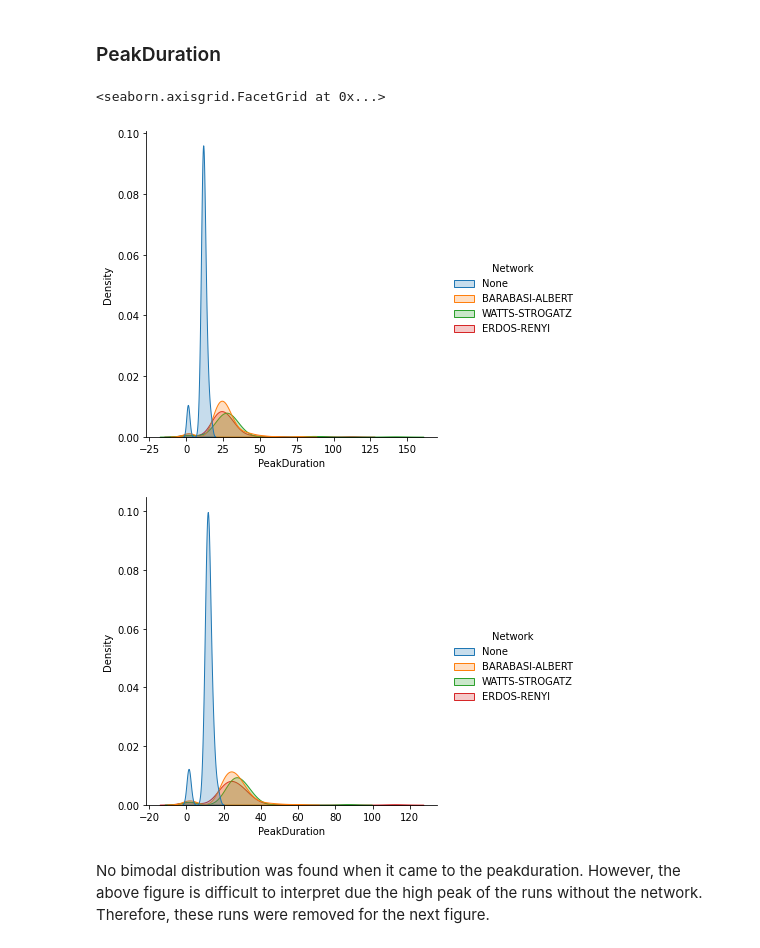
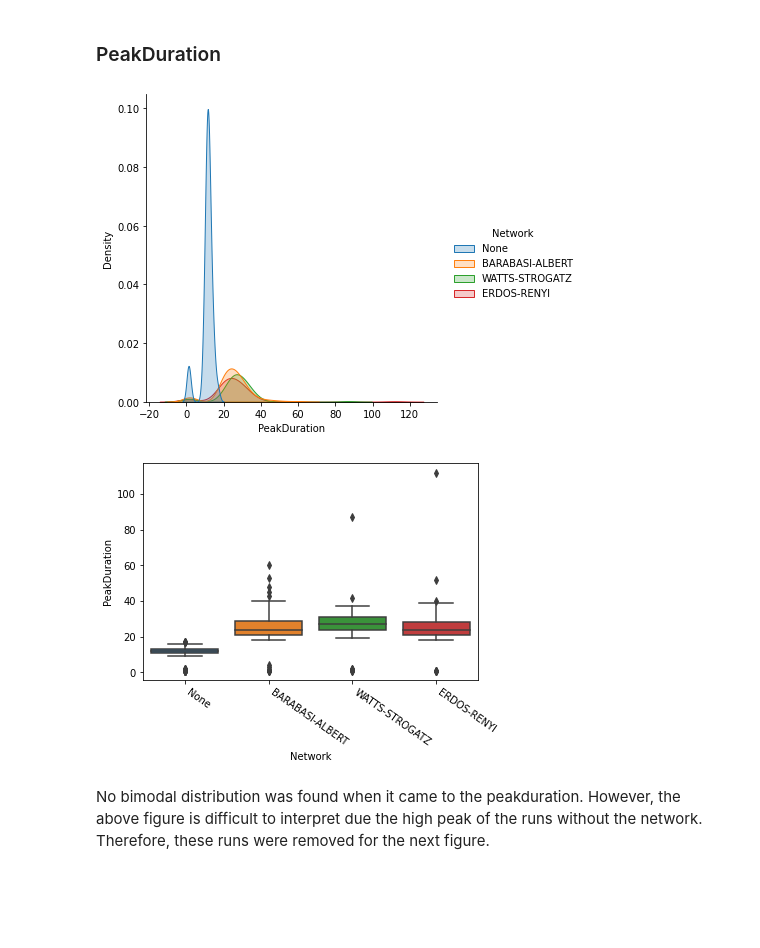
Before and after one commit to vdesgrange/agent_based_modelling, a Jupyter notebook: civil_violence/jupyter_notebook/statistic_analysis.ipynb, the cells around one changed output. Drawn from its saved outputs; the diff is of its cells as text; code cells hidden in the pictures; blank space fills up the shorter version.

```diff
--- a/civil_violence/jupyter_notebook/statistic_analysis.ipynb
+++ b/civil_violence/jupyter_notebook/statistic_analysis.ipynb
@@ -243,10 +244,13 @@ sns.displot(df_exp1_withoutPeak, x="PeakHeight", hue='Network', fill=True, kind=
 ### PeakDuration
 # %%
 sns.displot(df_exp1_withoutPeak, x="PeakDuration", hue='Network', fill=True, kind='kde')
+plt.show()
+sns.boxplot(data=df_exp1_withoutPeak, x='Network', y='PeakDuration')
+plt.xticks(rotation=-35, ha='left')
+plt.show()
 # %% [output]
-<seaborn.axisgrid.FacetGrid at 0x...>
-[figure, old version]
+[figure, new version]
-[figure, old version]
+[figure, new version]
 # %% [markdown]
 No bimodal distribution was found when it came to the peakduration. However, the above figure is difficult to interpret due the high peak of the runs without the network. Therefore, these runs were removed for the next figure.
 # %%
```
Also changed, not shown: parts of 1 cell of this notebook.
